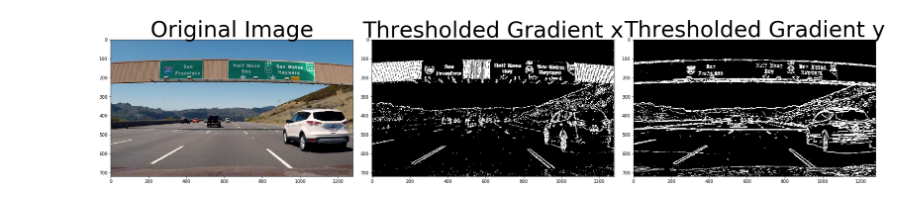
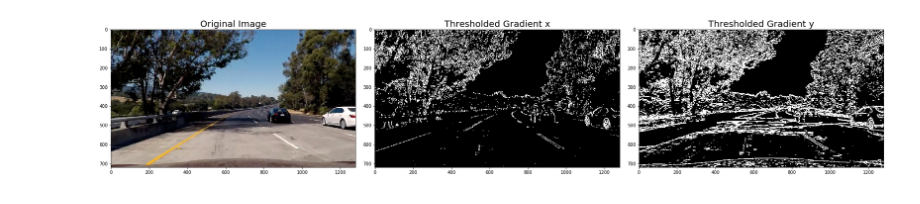
Before and after one commit to demigecko/CarND-Advanced-Lane-Lines, a Jupyter notebook: Segments/4-Apply Sobel.ipynb, the cells around one changed output. Saved outputs shown, nothing was run; the diff lists cells and outputs as text; code cells hidden in the pictures.

```diff
--- a/Segments/4-Apply Sobel.ipynb
+++ b/Segments/4-Apply Sobel.ipynb
@@ -6,7 +6,7 @@ import matplotlib.image as mpimg
 import pickle
 
 # Read in an image and grayscale it
-image = mpimg.imread('signs_vehicles_xygrad.png')
+image = mpimg.imread('bridge_shadow.jpg')
 
 # Define a function that applies Sobel x or y,
 # then takes an absolute value and applies a threshold.
@@ -15,36 +15,36 @@ image = mpimg.imread('signs_vehicles_xygrad.png')
 def abs_sobel_thresh(img, orient='x', thresh_min=0, thresh_max=255):
     # Apply the following steps to img
     # 1) Convert to grayscale
     gray=cv2.cvtColor(img, cv2.COLOR_BGR2GRAY)
     # 2) Take the derivative in x or y given orient = 'x' or 'y'
     if orient=='x':
         sobel = cv2.Sobel(gray, cv2.CV_64F, 1, 0)
     if orient=='y':
         sobel = cv2.Sobel(gray, cv2.CV_64F, 0, 1)
     # 3) Take the absolute value of the derivative or gradient
     abs_sobel = np.absolute(sobel)
     # 4) Scale to 8-bit (0 - 255) then convert to type = np.uint8
     scaled_sobel = np.uint8(255*abs_sobel/np.max(abs_sobel))
     # 5) Create a mask of 1's where the scaled gradient magnitude
             # is > thresh_min and < thresh_max
     binary_output = np.zeros_like(scaled_sobel)
     binary_output[(scaled_sobel >= thresh_min) & (scaled_sobel <= thresh_max)] = 1
     # 6) Return this mask as your binary_output image
     return binary_output
 
 # Run the function
-grad_binary_x = abs_sobel_thresh(image, orient='x', thresh_min=10, thresh_max=255)
+grad_binary_x = abs_sobel_thresh(image, orient='x', thresh_min=20, thresh_max=255)
 grad_binary_y = abs_sobel_thresh(image, orient='y', thresh_min=10, thresh_max=255)
 
-# Plot the result
+# Plot the resulte
 f, (ax1, ax2, ax3) = plt.subplots(1, 3, figsize=(24, 9))
 f.tight_layout()
 ax1.imshow(image)
-ax1.set_title('Original Image', fontsize=50)
+ax1.set_title('Original Image', fontsize=20)
 ax2.imshow(grad_binary_x, cmap='gray')
-ax2.set_title('Thresholded Gradient x', fontsize=50)
+ax2.set_title('Thresholded Gradient x', fontsize=20)
 ax3.imshow(grad_binary_y, cmap='gray')
-ax3.set_title('Thresholded Gradient y', fontsize=50)
+ax3.set_title('Thresholded Gradient y', fontsize=20)
 plt.subplots_adjust(left=0., right=1, top=0.9, bottom=0.)
 # %% [output]
-[figure, old version]
+[figure, new version]
```
Also changed, not shown: 2 other files.
